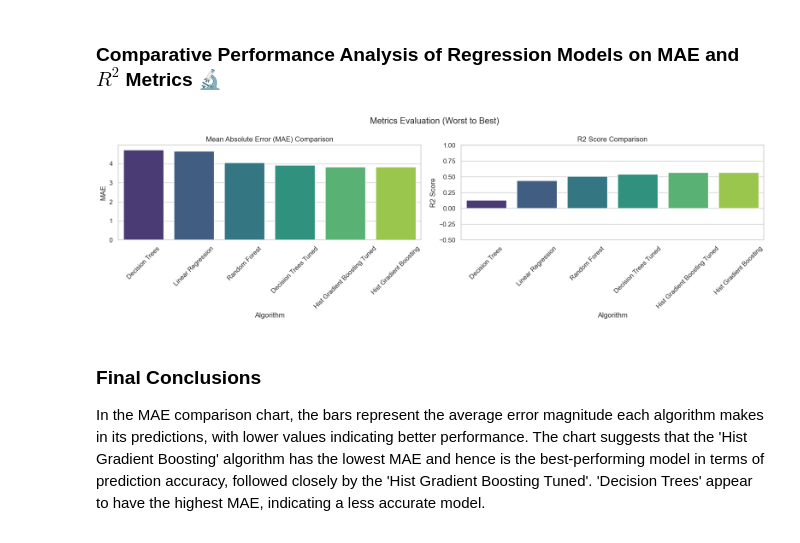
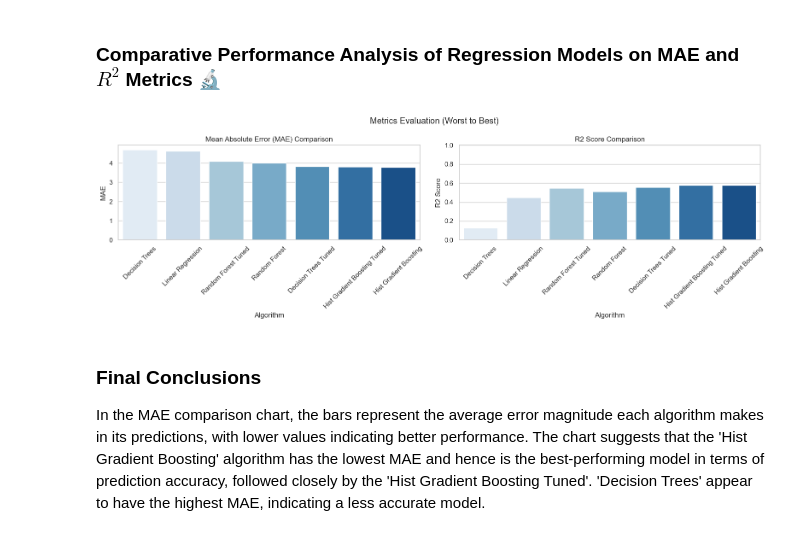
Before and after one commit to Dadd0/AI_MedCare_282401, a Jupyter notebook: main.ipynb, the cells around one changed output. Saved outputs shown, nothing was run; the diff lists cells and outputs as text; code cells hidden in the pictures.

```diff
--- a/main.ipynb
+++ b/main.ipynb
@@ -1361,8 +1389,10 @@ R-squared: 0.510
 # %%
 from sklearn.model_selection import RandomizedSearchCV
 
+start_time = time.time()
+
 param_grid = {
-    'n_estimators': [100, 150],
+    'n_estimators': [100],
     'max_depth': [5, 10],
     'min_samples_split': [2, 5, 10],
     'min_samples_leaf': [1, 2, 4],
@@ -1370,7 +1400,8 @@ param_grid = {
 }
 
 random_search = RandomizedSearchCV(
-    rf_reg, param_distributions=param_grid,
+    rf_reg,
+    param_distributions=param_grid,
     n_iter=50,
     cv=5,
     scoring='r2',
@@ -1382,4 +1413,8 @@ best_params = random_search.best_params_
 
 print_score(random_search, X_train, y_train, X_test, y_test, train=True)
 print_score(random_search, X_train, y_train, X_test, y_test, train=False)
+
+end_time = time.time()
+
+rf_tuned_time = end_time - start_time
 # %% [output]
@@ -1569,7 +1623,7 @@ metrics = {
         "Decision Trees",
         "Decision Trees Tuned",
         "Random Forest",
-        # "Random Forest Tuned",
+        "Random Forest Tuned",
         "Hist Gradient Boosting",
         "Hist Gradient Boosting Tuned",
     ],
@@ -1578,7 +1632,7 @@ metrics = {
         decision_tree_mae_filtered,
         decision_tree_tuned_mae_filtered,
         random_forest_mae_filtered,
-        # random_forest_tuned_mae_filtered
+        random_forest_tuned_mae_filtered,
         hist_gradient_boosting_mae_filtered,
         hist_gb_tuned_mae_filtered,
     ],
@@ -1588,38 +1642,38 @@ metrics = {
         decision_tree_r2_filtered,
         decision_tree_tuned_r2_filtered,
         random_forest_r2_filtered,
-        # random_forest_tuned_mr2_filtered
+        random_forest_tuned_r2_filtered,
         hist_gradient_boosting_r2_filtered,
         hist_gb_tuned_r2_filtered,
     ],
 }
 
 # Converting to DataFrame for easier plotting
 df_metrics = pd.DataFrame(metrics)
 
 # Plotting
 plt.figure(figsize=(16, 5))
 plt.suptitle('Metrics Evaluation (Worst to Best)')
 
 # MAE Bar Plot
 plt.subplot(1, 2, 1)
-sns.barplot(x="Algorithm", y="MAE", data=df_metrics.sort_values(by = 'MAE', ascending=False), palette="viridis")
+sns.barplot(x="Algorithm", y="MAE", data=df_metrics.sort_values(by = 'MAE', ascending=False), palette="Blues")
 plt.title("Mean Absolute Error (MAE) Comparison")
 plt.xticks(rotation=45)
 plt.ylabel("MAE")
 
 # R2 Score Bar Plot
 plt.subplot(1, 2, 2)
-sns.barplot(x="Algorithm", y="R2 Score", data=df_metrics.sort_values(by = 'MAE', ascending = False), palette = "viridis")
+sns.barplot(x="Algorithm", y="R2 Score", data=df_metrics.sort_values(by = 'MAE', ascending = False), palette = "Blues")
 plt.title("R2 Score Comparison")
 plt.xticks(rotation=45)
-plt.ylim([-0.5, 1])
+plt.ylim([0, 1])
 plt.ylabel("R2 Score")
 
 plt.tight_layout()
 plt.show()
 # %% [output]
-[figure, old version]
+[figure, new version]
 # %% [markdown]
 ### Final Conclusions
 
```
Also changed, not shown: parts of 28 cells of this notebook.
